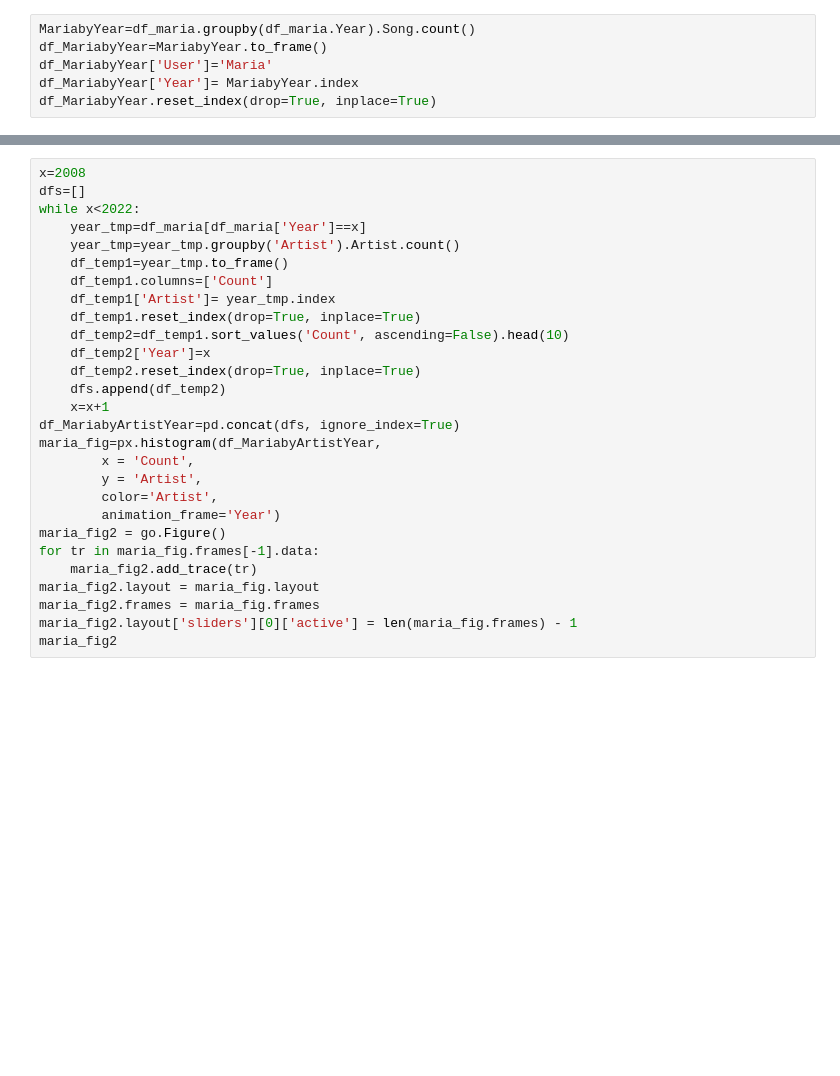
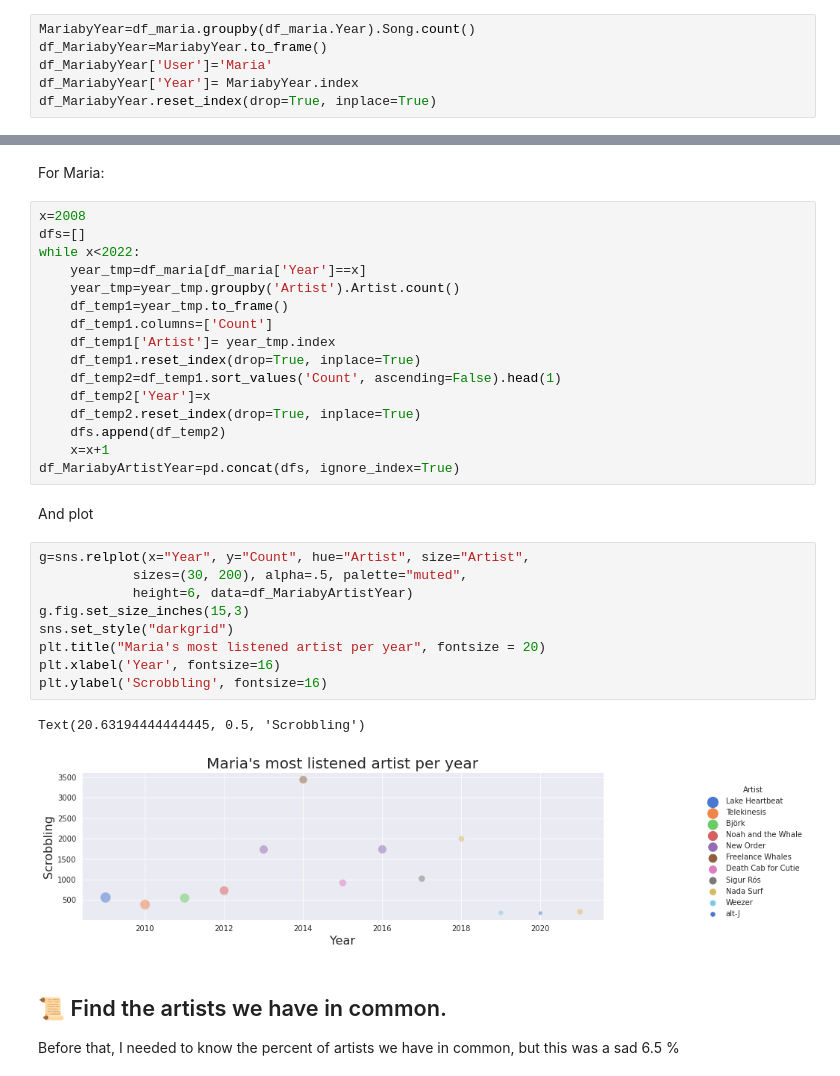
Before and after one commit to chmedinap/my-data-science-practices, a Jupyter notebook: Lastfm-Python-pt2.ipynb, the cells around one changed output, grey strips where cells are left out. Saved outputs shown, nothing was run; the diff lists cells and outputs as text; blank space fills up the shorter version.

```diff
--- a/Lastfm-Python-pt2.ipynb
+++ b/Lastfm-Python-pt2.ipynb
@@ -95,3 +258,5 @@ Ch_fig2
+# %% [markdown]
+For Maria:
 # %%
 x=2008
 dfs=[]
@@ -102,21 +267,26 @@ while x<2022:
     df_temp1.columns=['Count']
     df_temp1['Artist']= year_tmp.index
     df_temp1.reset_index(drop=True, inplace=True)
-    df_temp2=df_temp1.sort_values('Count', ascending=False).head(10)
+    df_temp2=df_temp1.sort_values('Count', ascending=False).head(1)
     df_temp2['Year']=x
     df_temp2.reset_index(drop=True, inplace=True)
     dfs.append(df_temp2)
     x=x+1
 df_MariabyArtistYear=pd.concat(dfs, ignore_index=True)
-maria_fig=px.histogram(df_MariabyArtistYear,
-        x = 'Count',
-        y = 'Artist',
-        color='Artist',
-        animation_frame='Year')
-maria_fig2 = go.Figure()
-for tr in maria_fig.frames[-1].data:
-    maria_fig2.add_trace(tr)
-maria_fig2.layout = maria_fig.layout
-maria_fig2.frames = maria_fig.frames
-maria_fig2.layout['sliders'][0]['active'] = len(maria_fig.frames) - 1
-maria_fig2
+# %% [markdown]
+And plot
+# %%
+g=sns.relplot(x="Year", y="Count", hue="Artist", size="Artist",
+            sizes=(30, 200), alpha=.5, palette="muted",
+            height=6, data=df_MariabyArtistYear)
+g.fig.set_size_inches(15,3)
+sns.set_style("darkgrid")
+plt.title("Maria's most listened artist per year", fontsize = 20)
+plt.xlabel('Year', fontsize=16)
+plt.ylabel('Scrobbling', fontsize=16)
+# %% [output]
+Text(20.63194444444445, 0.5, 'Scrobbling')
+[figure, added]
+# %% [markdown]
+<h2> 📜 Find the artists we have in common.</h2>
+Before that, I needed to know the percent of artists we have in common, but this was a sad 6.5 %
```
Also changed, not shown: parts of 43 cells of this notebook.
